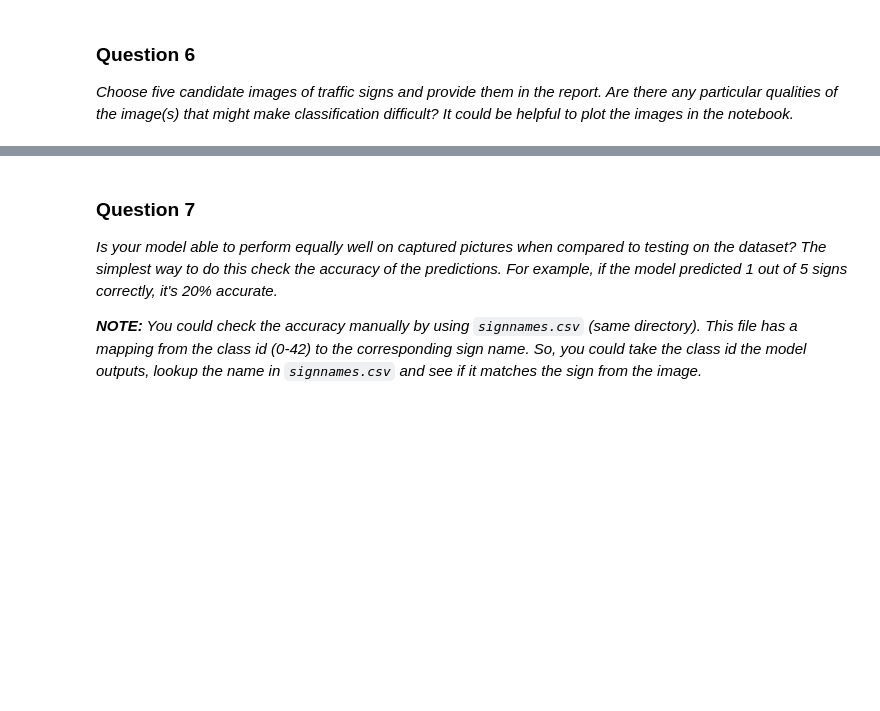
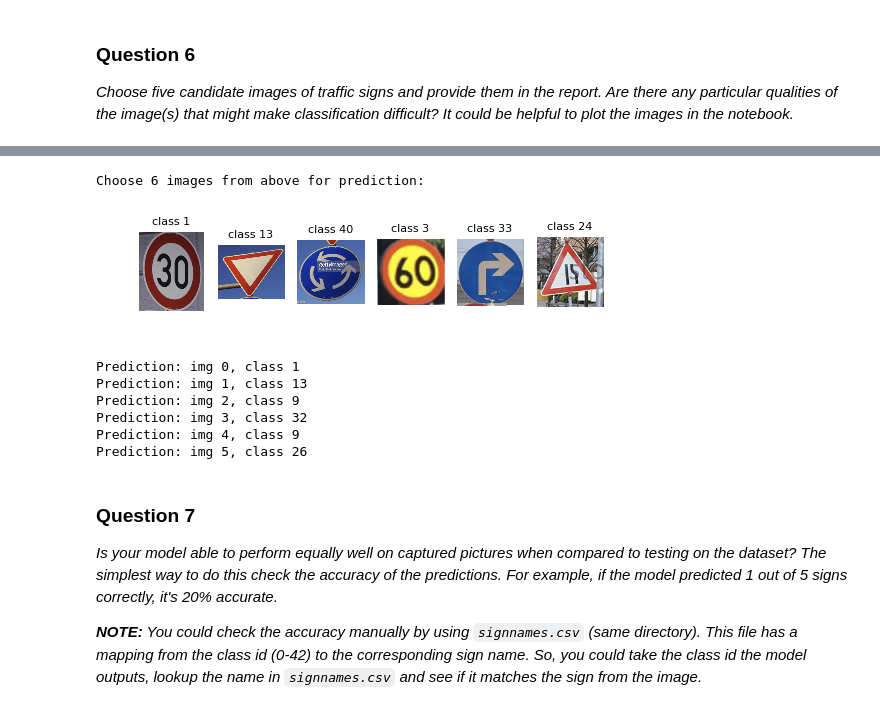
Before and after one commit to jinchenglee/CarND-Traffic-Sign-Classifier-Project, a Jupyter notebook: Traffic_Sign_Classifier.ipynb, the cells around one changed output, grey strips where cells are left out. Cells and saved outputs as stored; diff of their text form; code cells hidden in the pictures; blank space fills up the shorter version.

```diff
--- a/Traffic_Sign_Classifier.ipynb
+++ b/Traffic_Sign_Classifier.ipynb
@@ -792,3 +868,38 @@ _Choose five candidate images of traffic signs and provide them in the report. A
+# %%
+
+# Choose 6 images from above for prediction
+print('Choose 6 images from above for prediction:')
+idx=0
+class_list = [1,13,40,3,33,24]
+for img in list([1,3,4,5,8,9]):
+    idx += 1
+    ax = plt.subplot(1, 6, idx)
+    plt.imshow(mpimg.imread('internet_traffic_signs/'+str(img)+'.png'))
+    ax.set_title('class '+str(class_list[idx-1]), fontsize=8)
+    plt.axis('off')
+plt.subplots_adjust(hspace = 0.5)
+plt.show()
+
+# Choose 6 images from above for prediction# Load internet images and make prediction
+img_in = np.zeros([6,32,32,3])
+for i,idx in zip(list([1,3,4,5,8,9]),range(6)):
+    img=cv2.imread('./internet_traffic_signs/'+str(i)+'.png')
+    img = cv2.resize(img,(32,32))
+    img = img.reshape(-1,32,32,3)
+    # Normalize the image between [0.1, 0.9]
+    img_in[idx] = normalize_color(img)
+
+# Predict
+certainty = mynet.predict(img_in)
+# %% [output]
+Choose 6 images from above for prediction:
+[figure, added]
+Prediction: img 0, class 1
+Prediction: img 1, class 13
+Prediction: img 2, class 9
+Prediction: img 3, class 32
+Prediction: img 4, class 9
+Prediction: img 5, class 26
 # %% [markdown]
 ### Question 7
 
```
Also changed, not shown: parts of 33 cells of this notebook, 1 other file.
